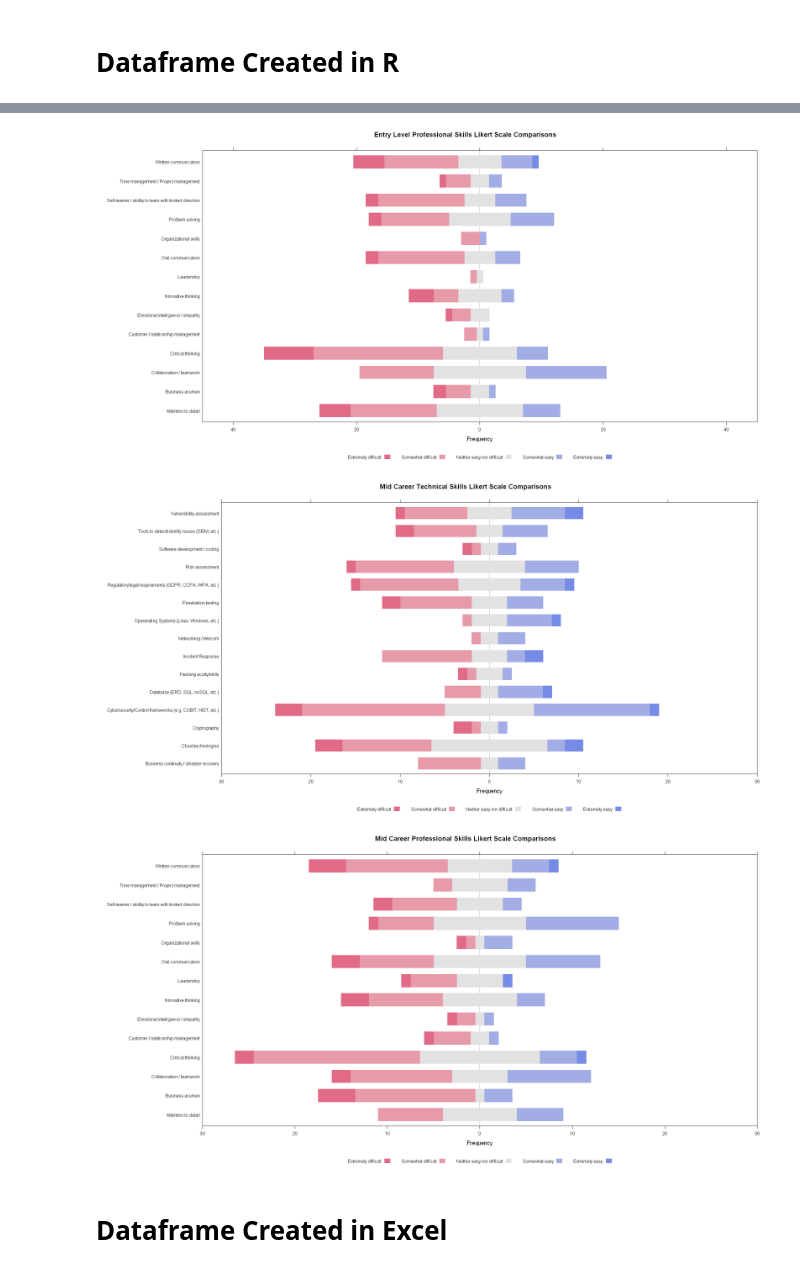
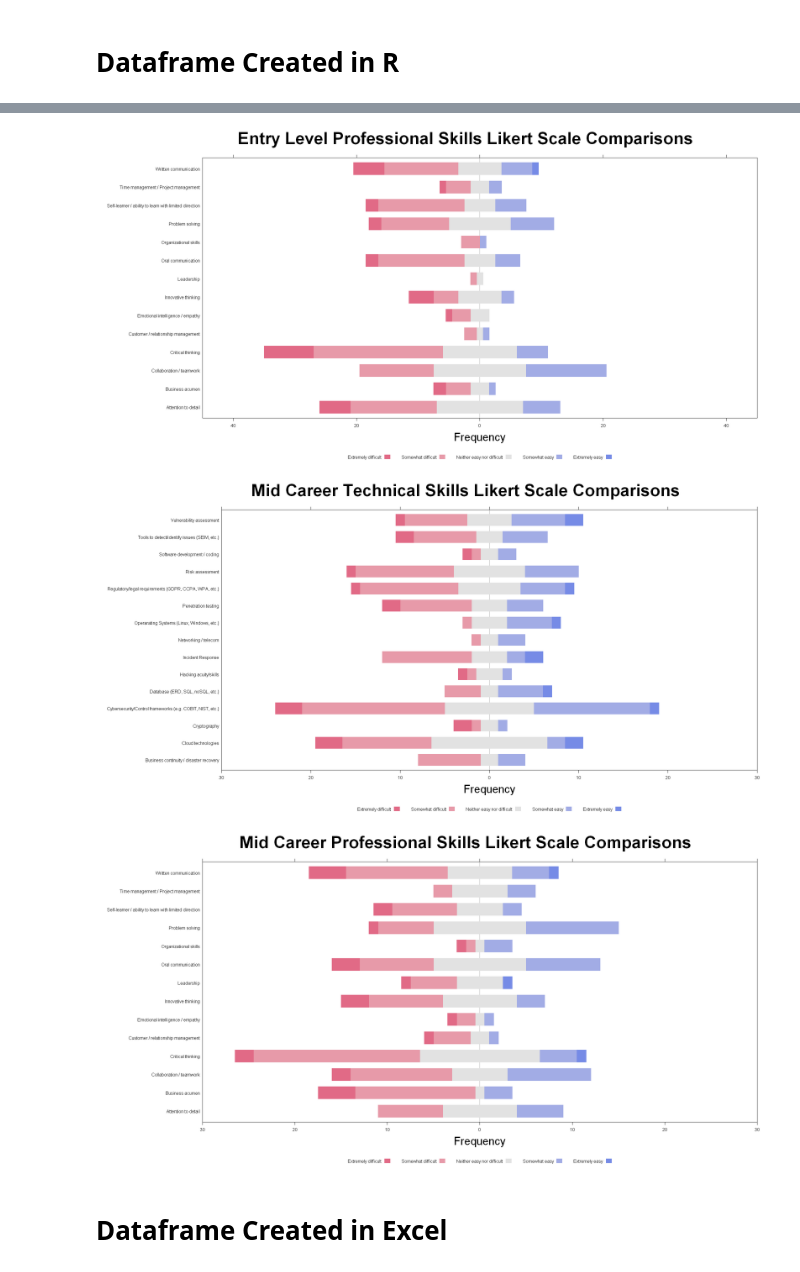
Before and after one commit to chesterqualls/Survey-Analysis, a Jupyter notebook: Diverging Stacked Bars or Likert Data.ipynb, the cells around one changed output, grey strips where cells are left out. Drawn from its saved outputs; the diff is of its cells as text; code cells hidden in the pictures.

```diff
--- a/Diverging Stacked Bars or Likert Data.ipynb
+++ b/Diverging Stacked Bars or Likert Data.ipynb
@@ -114,9 +114,9 @@ elpro <- tibble::rownames_to_column(elpro, var="Skills")
 P <-likert( Skills ~.,data=elpro, ylab=NULL,
        ReferenceZero=3, as.percent=FALSE,
        positive.order=FALSE, data.order=TRUE,
-       main = list("Entry Level Professional Skills Likert Scale Comparisons",x=unit(.55, "npc")),
+       main = list("Entry Level Professional Skills Likert Scale Comparisons",x=unit(.55, "npc"), cex = 3),
        #sub= list("Test",x=unit(.55, "npc")),
-       xlab="Frequency",
+       xlab=list("Frequency", cex = 2),
        xlim=c(-45,45),
        strip=FALSE,
        par.strip.text=list(cex=.7))
@@ -124,7 +124,7 @@ P <-likert( Skills ~.,data=elpro, ylab=NULL,
 
 P
 # %% [output]
-[figure, old version]
+[figure, new version]
 # %%
 #create Mid Career Technical Likert DF from Text
 mctech <- select(datxt, Q26_1:Q26_15)
@@ -148,9 +148,9 @@ mctech <- tibble::rownames_to_column(mctech, var="Skills")
 P <-likert( Skills ~.,data=mctech, ylab=NULL,
        ReferenceZero=3, as.percent=FALSE,
        positive.order=FALSE, data.order=TRUE,
-       main = list("Mid Career Technical Skills Likert Scale Comparisons",x=unit(.55, "npc")),
+       main = list("Mid Career Technical Skills Likert Scale Comparisons",x=unit(.55, "npc"), cex = 3),
        #sub= list("Test",x=unit(.55, "npc")),
-       xlab="Frequency",
+       xlab=list("Frequency", cex = 2),
        xlim=c(-30,30),
        strip=FALSE,
        par.strip.text=list(cex=.7))
@@ -158,7 +158,7 @@ P <-likert( Skills ~.,data=mctech, ylab=NULL,
 
 P
 # %% [output]
-[figure, old version]
+[figure, new version]
 # %%
 #create Mid Career Professional Likert DF from Text
 mcpro <- select(datxt, Q27_1:Q27_14)
@@ -179,20 +179,20 @@ mcpro <- tibble::rownames_to_column(mcpro, var="Skills")
 # %%
 # From table created in R
 
 P <-likert( Skills ~.,data=mcpro, ylab=NULL,
        ReferenceZero=3, as.percent=FALSE,
        positive.order=FALSE, data.order=TRUE,
-       main = list("Mid Career Professional Skills Likert Scale Comparisons",x=unit(.55, "npc")),
+       main = list("Mid Career Professional Skills Likert Scale Comparisons",x=unit(.55, "npc"), cex = 3),
        #sub= list("Test",x=unit(.55, "npc")),
-       xlab="Frequency",
+       xlab=list("Frequency", cex = 2),
        xlim=c(-30,30),
        strip=FALSE,
        par.strip.text=list(cex=.7))
        options(repr.plot.width=20, repr.plot.height=10)
 
 P
 # %% [output]
-[figure, old version]
+[figure, new version]
 # %% [markdown]
 # Dataframe Created in Excel
 # %%
```
Also changed, not shown: parts of 1 cell of this notebook.
